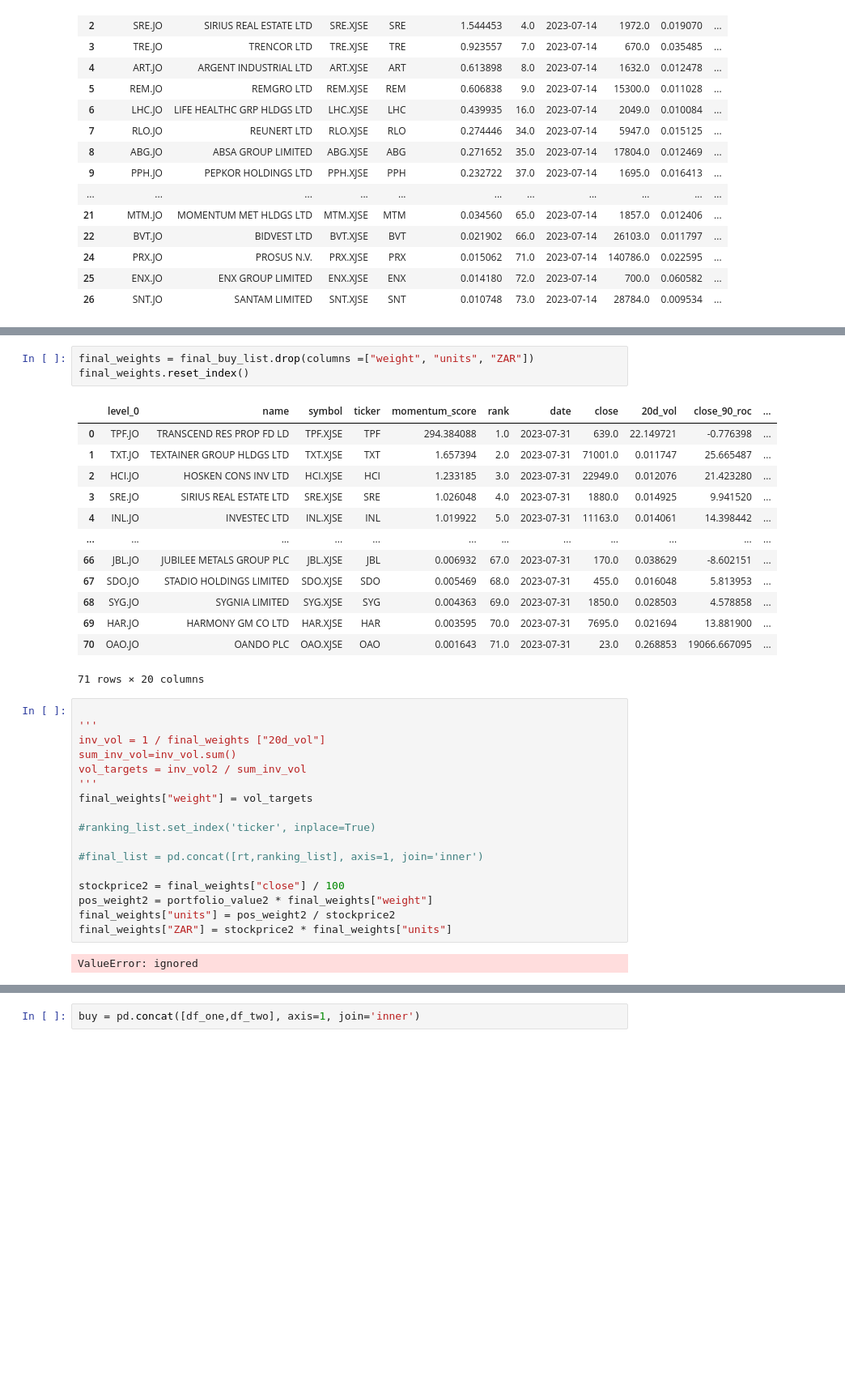
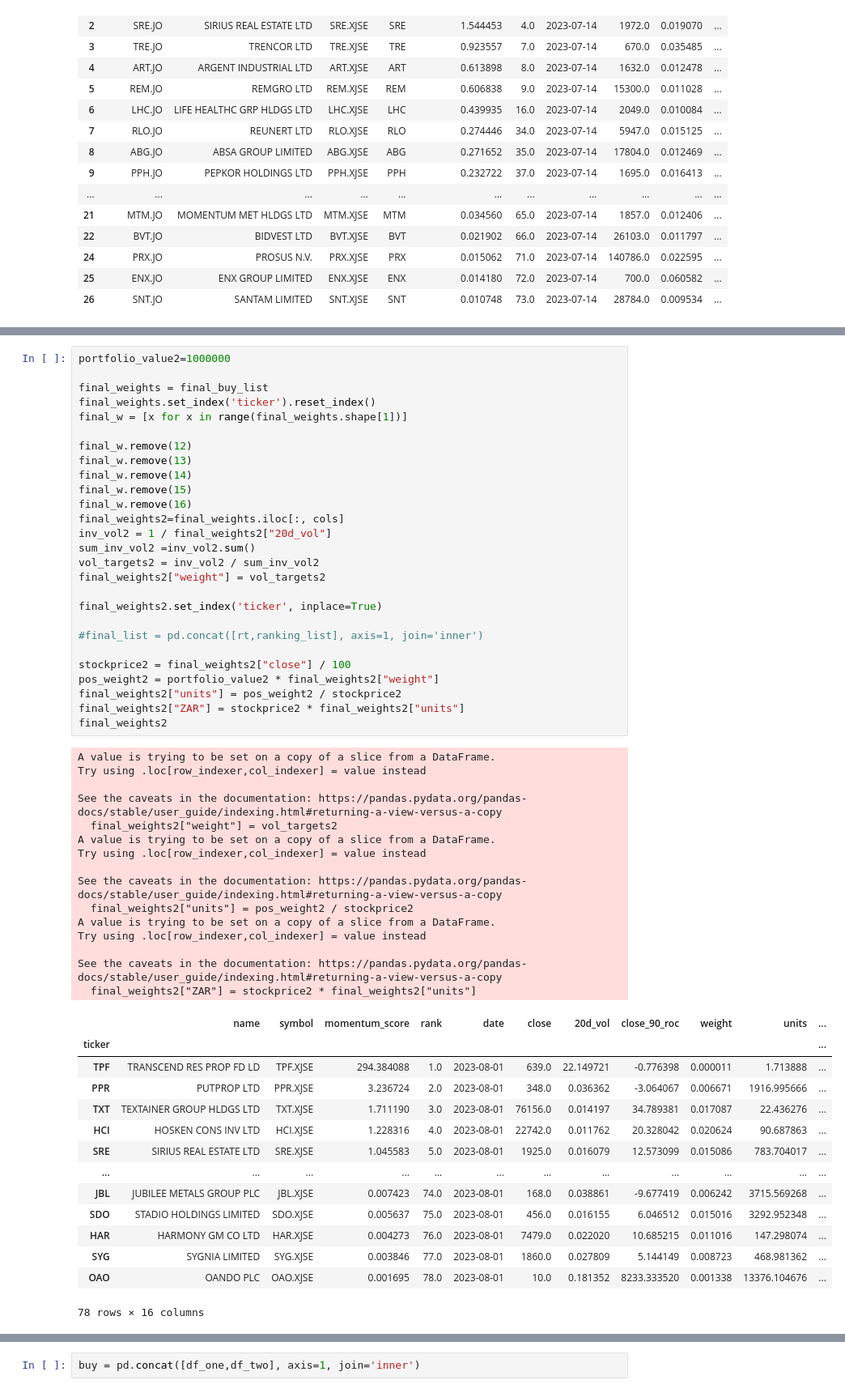
Before and after one commit to helmieresearch/helmieresearch, a Jupyter notebook: Momentum_Ranking_Model.ipynb, the cells around one changed output, grey strips where cells are left out. Shown at 81% size. Saved outputs shown, nothing was run; the diff lists cells and outputs as text; blank space fills up the shorter version.

```diff
--- a/Momentum_Ranking_Model.ipynb
+++ b/Momentum_Ranking_Model.ipynb
@@ -720,36 +669,57 @@ portfolio_value2=2054.76
-# %%
-final_weights = final_buy_list.drop(columns =["weight", "units", "ZAR"])
-final_weights.reset_index()
-# %% [output]
-|  | level_0 | name | symbol | ticker | momentum_score | rank | date | close | 20d_vol | close_90_roc | ... |
-| 0 | TPF.JO | TRANSCEND RES PROP FD LD | TPF.XJSE | TPF | 294.384088 | 1.0 | 2023-07-31 | 639.0 | 22.149721 | -0.776398 | ... |
-| 1 | TXT.JO | TEXTAINER GROUP HLDGS LTD | TXT.XJSE | TXT | 1.657394 | 2.0 | 2023-07-31 | 71001.0 | 0.011747 | 25.665487 | ... |
-| 2 | HCI.JO | HOSKEN CONS INV LTD | HCI.XJSE | HCI | 1.233185 | 3.0 | 2023-07-31 | 22949.0 | 0.012076 | 21.423280 | ... |
-| 3 | SRE.JO | SIRIUS REAL ESTATE LTD | SRE.XJSE | SRE | 1.026048 | 4.0 | 2023-07-31 | 1880.0 | 0.014925 | 9.941520 | ... |
-| 4 | INL.JO | INVESTEC LTD | INL.XJSE | INL | 1.019922 | 5.0 | 2023-07-31 | 11163.0 | 0.014061 | 14.398442 | ... |
-| ... | ... | ... | ... | ... | ... | ... | ... | ... | ... | ... | ... |
-| 66 | JBL.JO | JUBILEE METALS GROUP PLC | JBL.XJSE | JBL | 0.006932 | 67.0 | 2023-07-31 | 170.0 | 0.038629 | -8.602151 | ... |
-| 67 | SDO.JO | STADIO HOLDINGS LIMITED | SDO.XJSE | SDO | 0.005469 | 68.0 | 2023-07-31 | 455.0 | 0.016048 | 5.813953 | ... |
-| 68 | SYG.JO | SYGNIA LIMITED | SYG.XJSE | SYG | 0.004363 | 69.0 | 2023-07-31 | 1850.0 | 0.028503 | 4.578858 | ... |
-| 69 | HAR.JO | HARMONY GM CO LTD | HAR.XJSE | HAR | 0.003595 | 70.0 | 2023-07-31 | 7695.0 | 0.021694 | 13.881900 | ... |
-| 70 | OAO.JO | OANDO PLC | OAO.XJSE | OAO | 0.001643 | 71.0 | 2023-07-31 | 23.0 | 0.268853 | 19066.667095 | ... |
-71 rows × 20 columns
 # %%
+portfolio_value2=1000000
 
-'''
-inv_vol = 1 / final_weights ["20d_vol"]
-sum_inv_vol=inv_vol.sum()
-vol_targets = inv_vol2 / sum_inv_vol
-'''
-final_weights["weight"] = vol_targets
+final_weights = final_buy_list
+final_weights.set_index('ticker').reset_index()
+final_w = [x for x in range(final_weights.shape[1])]
 
-#ranking_list.set_index('ticker', inplace=True)
+final_w.remove(12)
+final_w.remove(13)
+final_w.remove(14)
+final_w.remove(15)
+final_w.remove(16)
+final_weights2=final_weights.iloc[:, cols]
+inv_vol2 = 1 / final_weights2["20d_vol"]
+sum_inv_vol2 =inv_vol2.sum()
+vol_targets2 = inv_vol2 / sum_inv_vol2
+final_weights2["weight"] = vol_targets2
+
+final_weights2.set_index('ticker', inplace=True)
 
 #final_list = pd.concat([rt,ranking_list], axis=1, join='inner')
 
-stockprice2 = final_weights["close"] / 100
-pos_weight2 = portfolio_value2 * final_weights["weight"]
-final_weights["units"] = pos_weight2 / stockprice2
-final_weights["ZAR"] = stockprice2 * final_weights["units"]
+stockprice2 = final_weights2["close"] / 100
+pos_weight2 = portfolio_value2 * final_weights2["weight"]
+final_weights2["units"] = pos_weight2 / stockprice2
+final_weights2["ZAR"] = stockprice2 * final_weights2["units"]
+final_weights2
 # %% [output]
-ValueError: ignored
+A value is trying to be set on a copy of a slice from a DataFrame.
+Try using .loc[row_indexer,col_indexer] = value instead
+
+See the caveats in the documentation: https://pandas.pydata.org/pandas-docs/stable/user_guide/indexing.html#returning-a-view-versus-a-copy
+  final_weights2["weight"] = vol_targets2
+A value is trying to be set on a copy of a slice from a DataFrame.
+Try using .loc[row_indexer,col_indexer] = value instead
+
+See the caveats in the documentation: https://pandas.pydata.org/pandas-docs/stable/user_guide/indexing.html#returning-a-view-versus-a-copy
+  final_weights2["units"] = pos_weight2 / stockprice2
+A value is trying to be set on a copy of a slice from a DataFrame.
+Try using .loc[row_indexer,col_indexer] = value instead
+
+See the caveats in the documentation: https://pandas.pydata.org/pandas-docs/stable/user_guide/indexing.html#returning-a-view-versus-a-copy
+  final_weights2["ZAR"] = stockprice2 * final_weights2["units"]
+|  | name | symbol | momentum_score | rank | date | close | 20d_vol | close_90_roc | weight | units | ... |
+| ticker |  |  |  |  |  |  |  |  |  |  | ... |
+| TPF | TRANSCEND RES PROP FD LD | TPF.XJSE | 294.384088 | 1.0 | 2023-08-01 | 639.0 | 22.149721 | -0.776398 | 0.000011 | 1.713888 | ... |
+| PPR | PUTPROP LTD | PPR.XJSE | 3.236724 | 2.0 | 2023-08-01 | 348.0 | 0.036362 | -3.064067 | 0.006671 | 1916.995666 | ... |
+| TXT | TEXTAINER GROUP HLDGS LTD | TXT.XJSE | 1.711190 | 3.0 | 2023-08-01 | 76156.0 | 0.014197 | 34.789381 | 0.017087 | 22.436276 | ... |
+| HCI | HOSKEN CONS INV LTD | HCI.XJSE | 1.228316 | 4.0 | 2023-08-01 | 22742.0 | 0.011762 | 20.328042 | 0.020624 | 90.687863 | ... |
+| SRE | SIRIUS REAL ESTATE LTD | SRE.XJSE | 1.045583 | 5.0 | 2023-08-01 | 1925.0 | 0.016079 | 12.573099 | 0.015086 | 783.704017 | ... |
+| ... | ... | ... | ... | ... | ... | ... | ... | ... | ... | ... | ... |
+| JBL | JUBILEE METALS GROUP PLC | JBL.XJSE | 0.007423 | 74.0 | 2023-08-01 | 168.0 | 0.038861 | -9.677419 | 0.006242 | 3715.569268 | ... |
+| SDO | STADIO HOLDINGS LIMITED | SDO.XJSE | 0.005637 | 75.0 | 2023-08-01 | 456.0 | 0.016155 | 6.046512 | 0.015016 | 3292.952348 | ... |
+| HAR | HARMONY GM CO LTD | HAR.XJSE | 0.004273 | 76.0 | 2023-08-01 | 7479.0 | 0.022020 | 10.685215 | 0.011016 | 147.298074 | ... |
+| SYG | SYGNIA LIMITED | SYG.XJSE | 0.003846 | 77.0 | 2023-08-01 | 1860.0 | 0.027809 | 5.144149 | 0.008723 | 468.981362 | ... |
+| OAO | OANDO PLC | OAO.XJSE | 0.001695 | 78.0 | 2023-08-01 | 10.0 | 0.181352 | 8233.333520 | 0.001338 | 13376.104676 | ... |
+78 rows × 16 columns
```
Also changed, not shown: parts of 23 cells of this notebook.
